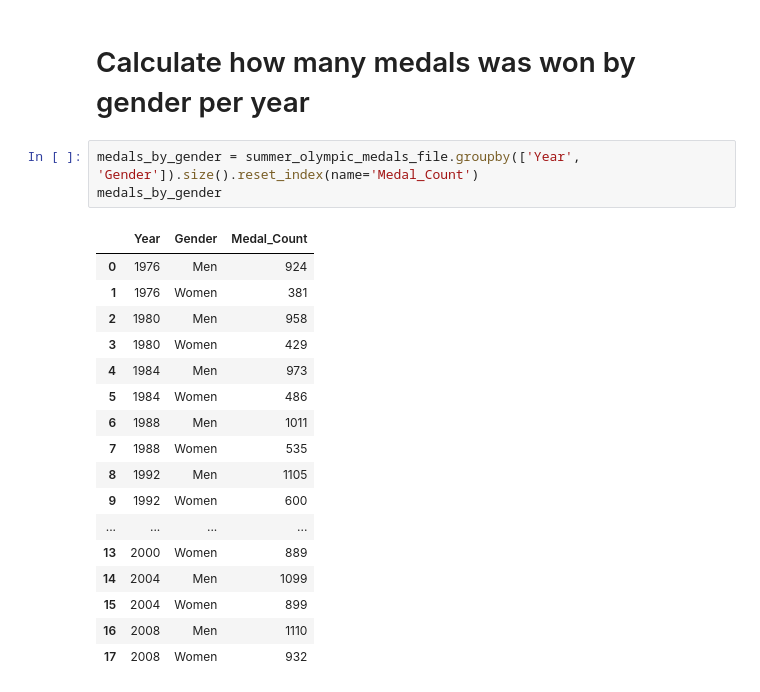
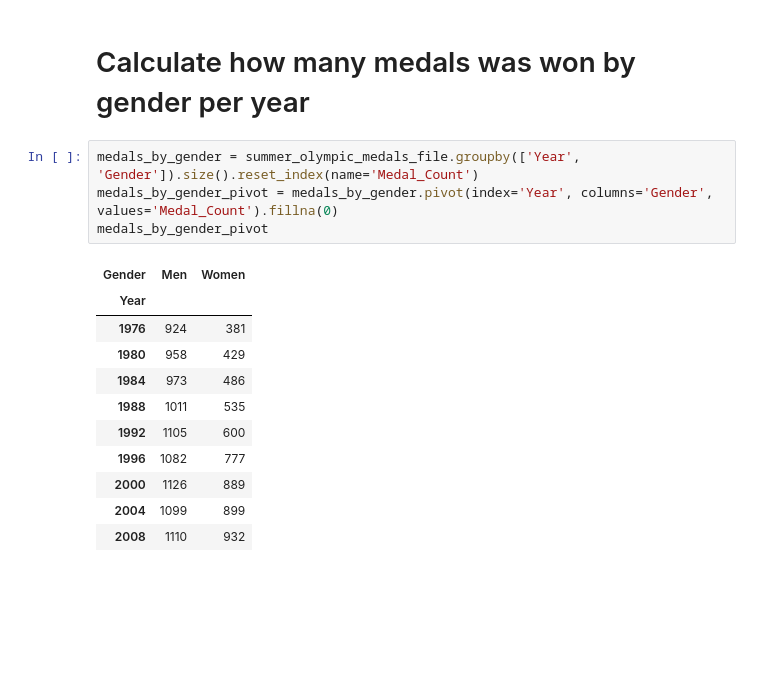
Before and after one commit to nikarcosta/summer-olympics-medals, a Jupyter notebook: summer-olympic-medals.ipynb, the cells around one changed output. Saved outputs shown, nothing was run; the diff lists cells and outputs as text; blank space fills up the shorter version.

```diff
--- a/summer-olympic-medals.ipynb
+++ b/summer-olympic-medals.ipynb
@@ -86,22 +87,17 @@ top_countries_per_year
 # Calculate how many medals was won by gender per year
 # %%
 medals_by_gender = summer_olympic_medals_file.groupby(['Year', 'Gender']).size().reset_index(name='Medal_Count')
-medals_by_gender
+medals_by_gender_pivot = medals_by_gender.pivot(index='Year', columns='Gender', values='Medal_Count').fillna(0)
+medals_by_gender_pivot
 # %% [output]
-|  | Year | Gender | Medal_Count |
-| 0 | 1976 | Men | 924 |
-| 1 | 1976 | Women | 381 |
-| 2 | 1980 | Men | 958 |
-| 3 | 1980 | Women | 429 |
-| 4 | 1984 | Men | 973 |
-| 5 | 1984 | Women | 486 |
-| 6 | 1988 | Men | 1011 |
-| 7 | 1988 | Women | 535 |
-| 8 | 1992 | Men | 1105 |
-| 9 | 1992 | Women | 600 |
-| ... | ... | ... | ... |
-| 13 | 2000 | Women | 889 |
-| 14 | 2004 | Men | 1099 |
-| 15 | 2004 | Women | 899 |
-| 16 | 2008 | Men | 1110 |
-| 17 | 2008 | Women | 932 |
+| Gender | Men | Women |
+| Year |  |  |
+| 1976 | 924 | 381 |
+| 1980 | 958 | 429 |
+| 1984 | 973 | 486 |
+| 1988 | 1011 | 535 |
+| 1992 | 1105 | 600 |
+| 1996 | 1082 | 777 |
+| 2000 | 1126 | 889 |
+| 2004 | 1099 | 899 |
+| 2008 | 1110 | 932 |
```
Also changed, not shown: parts of 2 cells of this notebook.
